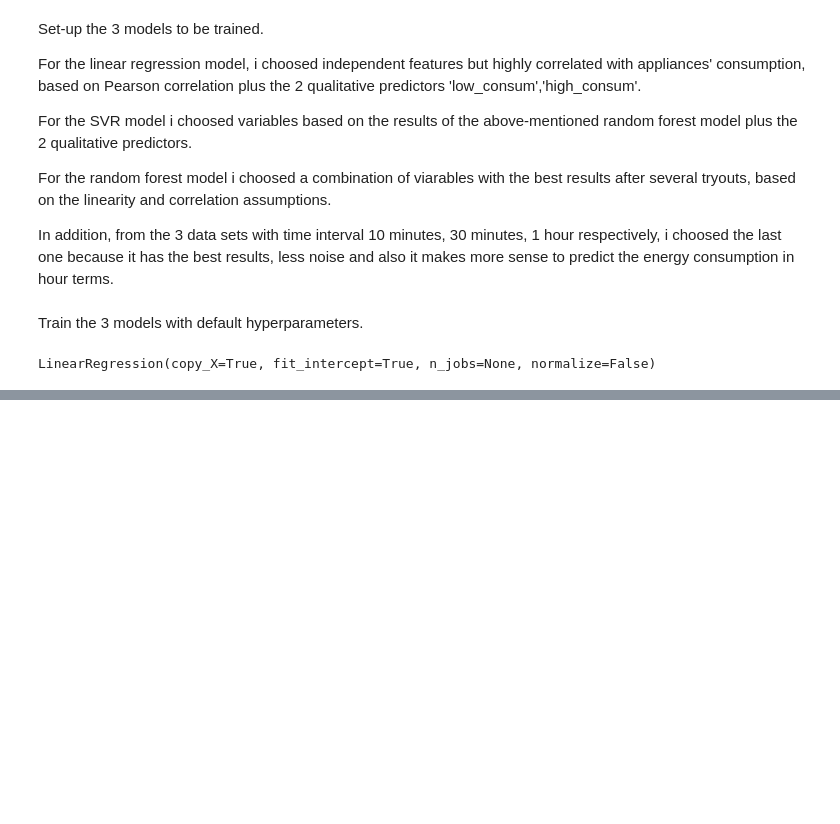
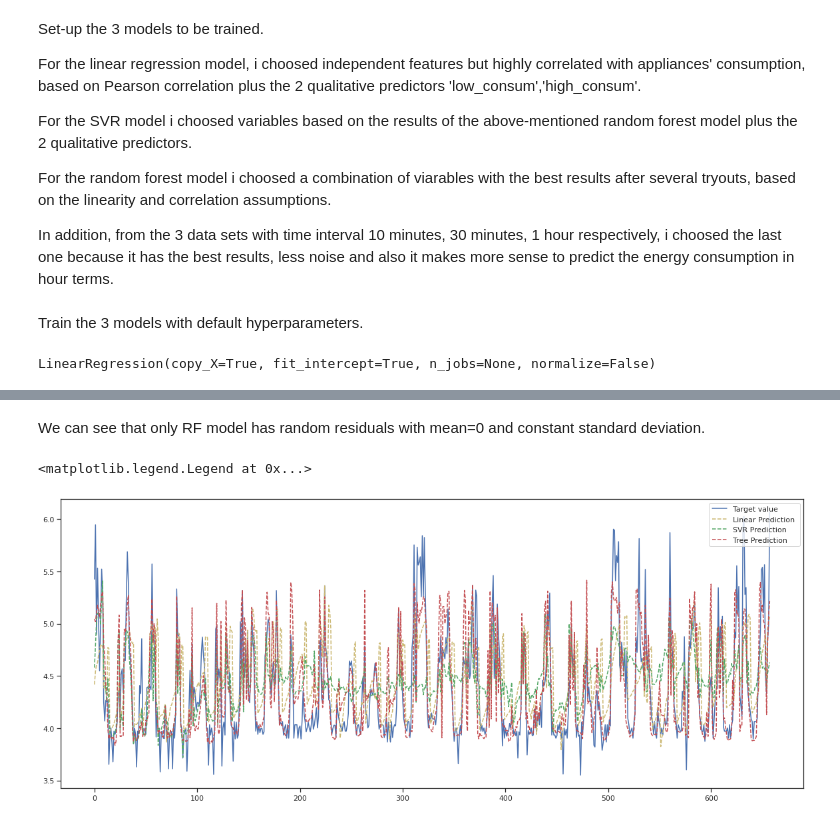
Before and after one commit to UthamanA/Appliances-energy-prediction-ML-Regression, a Jupyter notebook: appliances_energy_prediction.ipynb, the cells around one changed output, grey strips where cells are left out. Saved outputs shown, nothing was run; the diff lists cells and outputs as text; code cells hidden in the pictures; blank space fills up the shorter version.

```diff
--- a/appliances_energy_prediction.ipynb
+++ b/appliances_energy_prediction.ipynb
@@ -392,0 +520,15 @@ LinearRegression(copy_X=True, fit_intercept=True, n_jobs=None, normalize=False)
+# %% [markdown]
+We can see that only RF model has random residuals with mean=0 and constant standard deviation.
+# %%
+fig = plt.figure(figsize=(20,8))
+plt.plot(y_test.values,label='Target value',color='b')
+plt.plot(y1_pred,label='Linear Prediction ', linestyle='--', color='y')
+plt.plot(y2_pred,label='SVR Prediction ', linestyle='--', color='g')
+
+plt.plot(y3_pred,label='Tree Prediction ', linestyle='--', color='r')
+
+
+plt.legend(loc=1)
+# %% [output]
+<matplotlib.legend.Legend at 0x...>
+[figure, added]
```
Also changed, not shown: parts of 14 cells of this notebook.
